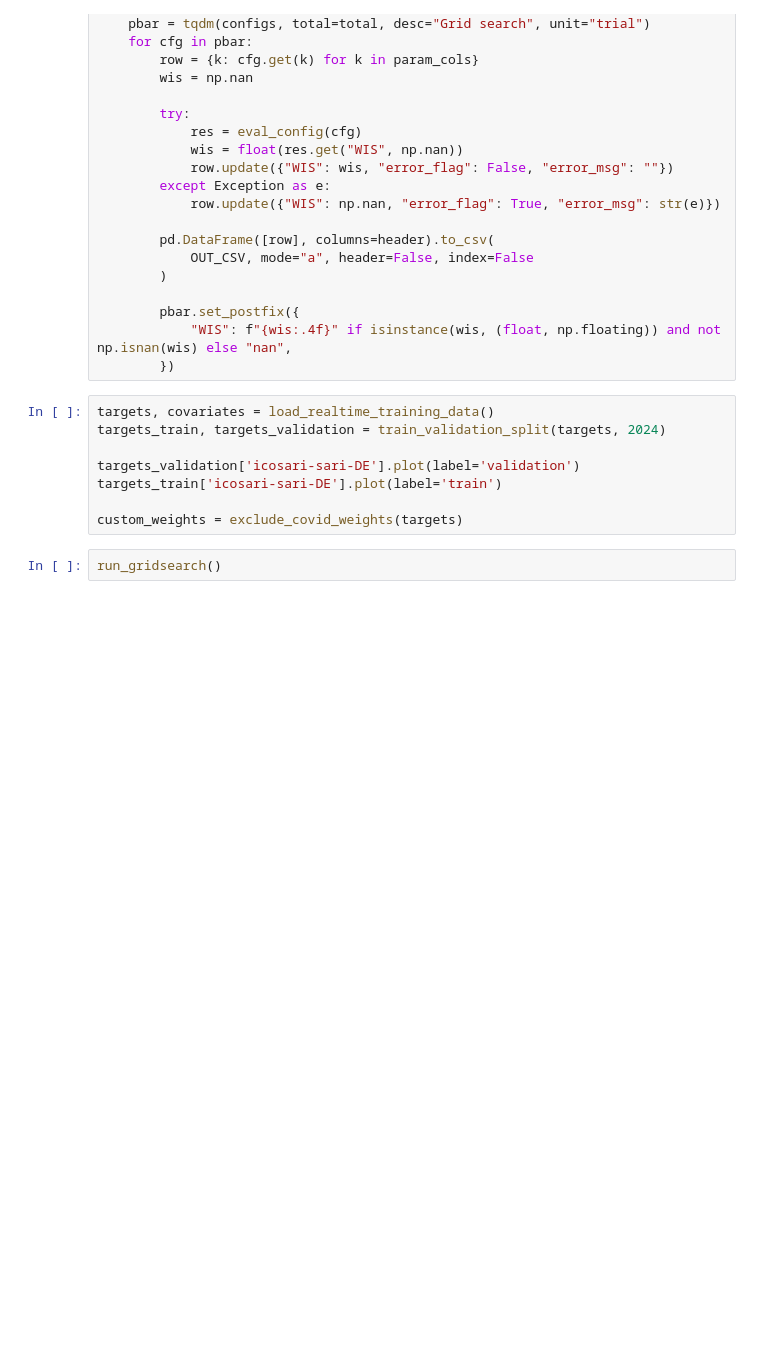
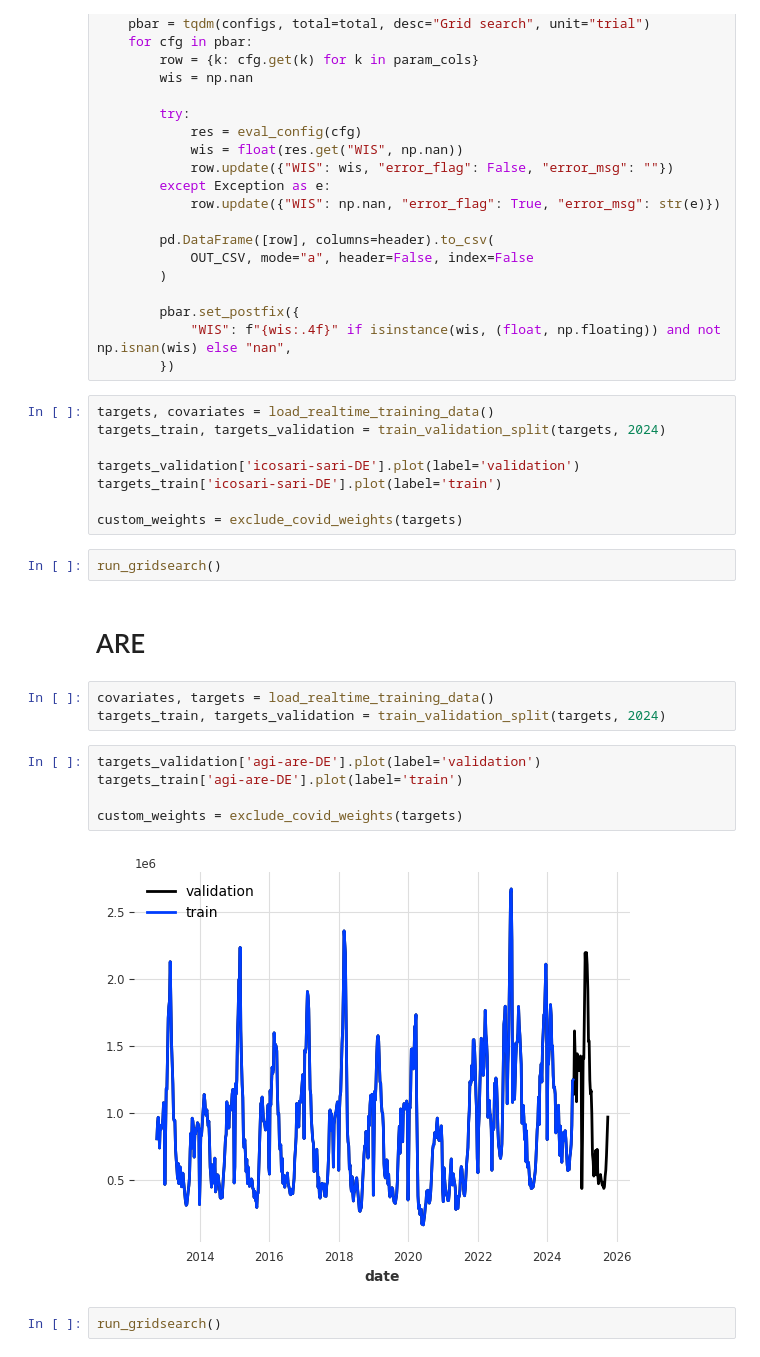
Before and after one commit to dwolffram/RESPINOW-realtime, a Jupyter notebook: code/tuning_lightgbm.ipynb, the cells around one changed output. Cells and saved outputs as stored; diff of their text form; blank space fills up the shorter version.

```diff
--- a/code/tuning_lightgbm.ipynb
+++ b/code/tuning_lightgbm.ipynb
@@ -178,3 +178,17 @@ targets_train['icosari-sari-DE'].plot(label='train')
 custom_weights = exclude_covid_weights(targets)
 # %%
 run_gridsearch()
+# %% [markdown]
+# ARE
+# %%
+covariates, targets = load_realtime_training_data()
+targets_train, targets_validation = train_validation_split(targets, 2024)
+# %%
+targets_validation['agi-are-DE'].plot(label='validation')
+targets_train['agi-are-DE'].plot(label='train')
+
+custom_weights = exclude_covid_weights(targets)
+# %% [output]
+[figure, added]
+# %%
+run_gridsearch()
```
Also changed, not shown: parts of 2 cells of this notebook, 1 other file.
